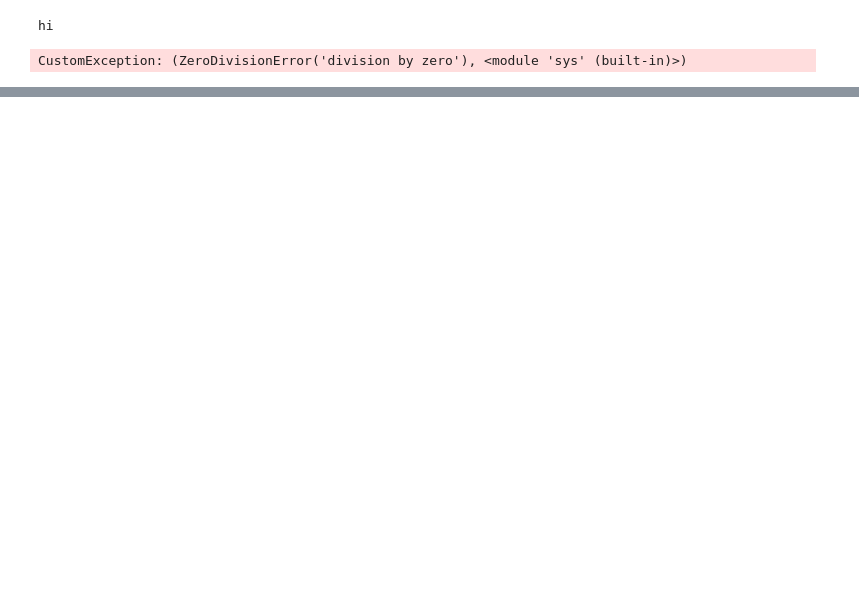
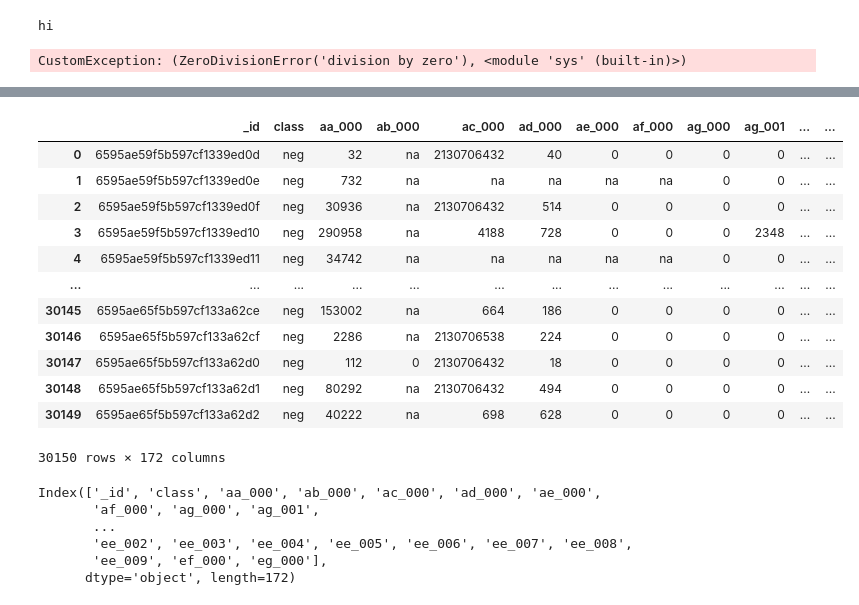
Before and after one commit to SethumadhavanKS/SensorFaultDetection, a Jupyter notebook: notebooks/research.ipynb, the cells around one changed output, grey strips where cells are left out. Cells and saved outputs as stored; diff of their text form; code cells hidden in the pictures; blank space fills up the shorter version.

Commit message:
Mongo db connection

```diff
--- a/notebooks/research.ipynb
+++ b/notebooks/research.ipynb
@@ -19,0 +27,5 @@ CustomException: (ZeroDivisionError('division by zero'), <module 'sys' (built-in
+# %%
+mydb = mongo_client["aps"]
+mycol = mydb["sensor"]
+# %%
+json = mycol.find()
@@ -19,0 +58,27 @@ CustomException: (ZeroDivisionError('division by zero'), <module 'sys' (built-in
+# %%
+df = pd.DataFrame(list(json))
+# %%
+df
+# %% [output]
+|  | _id | class | aa_000 | ab_000 | ac_000 | ad_000 | ae_000 | af_000 | ag_000 | ag_001 | ... | ... |
+| 0 | 6595ae59f5b597cf1339ed0d | neg | 32 | na | 2130706432 | 40 | 0 | 0 | 0 | 0 | ... | ... |
+| 1 | 6595ae59f5b597cf1339ed0e | neg | 732 | na | na | na | na | na | 0 | 0 | ... | ... |
+| 2 | 6595ae59f5b597cf1339ed0f | neg | 30936 | na | 2130706432 | 514 | 0 | 0 | 0 | 0 | ... | ... |
+| 3 | 6595ae59f5b597cf1339ed10 | neg | 290958 | na | 4188 | 728 | 0 | 0 | 0 | 2348 | ... | ... |
+| 4 | 6595ae59f5b597cf1339ed11 | neg | 34742 | na | na | na | na | na | 0 | 0 | ... | ... |
+| ... | ... | ... | ... | ... | ... | ... | ... | ... | ... | ... | ... | ... |
+| 30145 | 6595ae65f5b597cf133a62ce | neg | 153002 | na | 664 | 186 | 0 | 0 | 0 | 0 | ... | ... |
+| 30146 | 6595ae65f5b597cf133a62cf | neg | 2286 | na | 2130706538 | 224 | 0 | 0 | 0 | 0 | ... | ... |
+| 30147 | 6595ae65f5b597cf133a62d0 | neg | 112 | 0 | 2130706432 | 18 | 0 | 0 | 0 | 0 | ... | ... |
+| 30148 | 6595ae65f5b597cf133a62d1 | neg | 80292 | na | 2130706432 | 494 | 0 | 0 | 0 | 0 | ... | ... |
+| 30149 | 6595ae65f5b597cf133a62d2 | neg | 40222 | na | 698 | 628 | 0 | 0 | 0 | 0 | ... | ... |
+30150 rows × 172 columns
+# %%
+df.columns
+# %% [output]
+Index(['_id', 'class', 'aa_000', 'ab_000', 'ac_000', 'ad_000', 'ae_000',
+       'af_000', 'ag_000', 'ag_001',
+       ...
+       'ee_002', 'ee_003', 'ee_004', 'ee_005', 'ee_006', 'ee_007', 'ee_008',
+       'ee_009', 'ef_000', 'eg_000'],
+      dtype='object', length=172)
```
Also changed, not shown: parts of 3 cells of this notebook, 6 other files.
